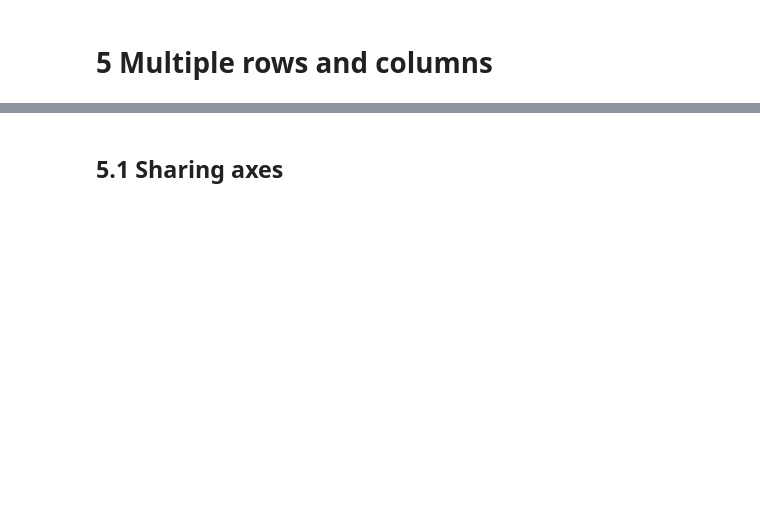
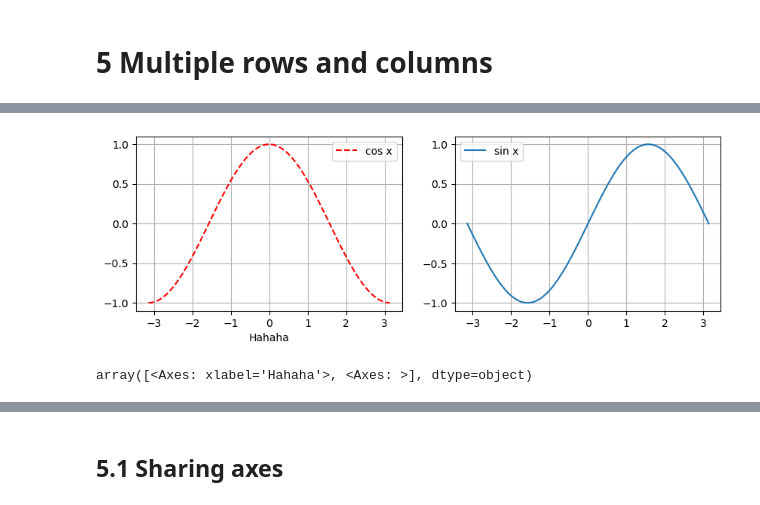
Before and after one commit to SPS-SP2273/learning-portfolio-2025-january-caitlinsylim, a Jupyter notebook: 7.1_plotting/plotting_(good).ipynb, the cells around one changed output, grey strips where cells are left out. Cells and saved outputs as stored; diff of their text form; code cells hidden in the pictures; blank space fills up the shorter version.

```diff
--- a/7.1_plotting/plotting_(good).ipynb
+++ b/7.1_plotting/plotting_(good).ipynb
@@ -29,0 +90,17 @@
+# %%
+fig, ax = plt.subplots(nrows=1, ncols=2, figsize=(10,3))
+ax[0].plot(x, cos_x, label='cos x', color='red', linestyle='--')
+# ax[0].legend()
+ax[1].plot(x, sin_x, label='sin x')
+# ax[1].legend()
+ax[0].set_xlabel('Hahaha')
+
+for axis in ax:
+    axis.legend()
+    axis.grid()
+# %% [output]
+[figure, added]
+# %%
+ax        # There are 2 becos I created 2
+# %% [output]
+array([<Axes: xlabel='Hahaha'>, <Axes: >], dtype=object)
```
Also changed, not shown: parts of 33 cells of this notebook.
